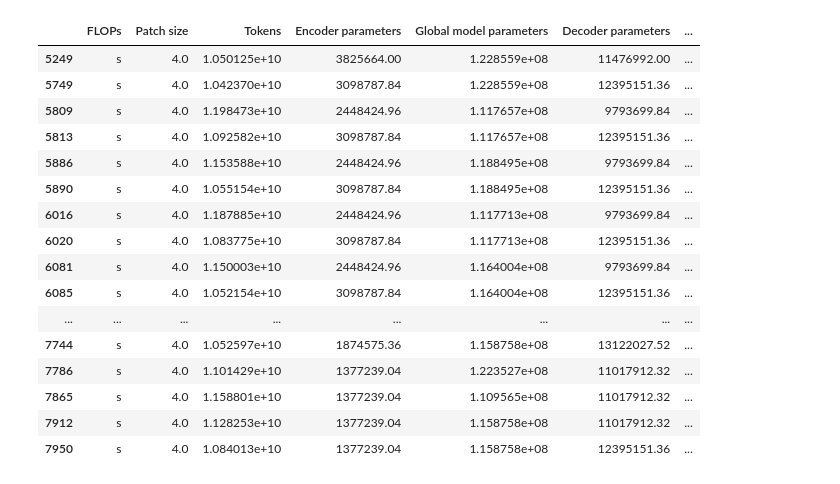
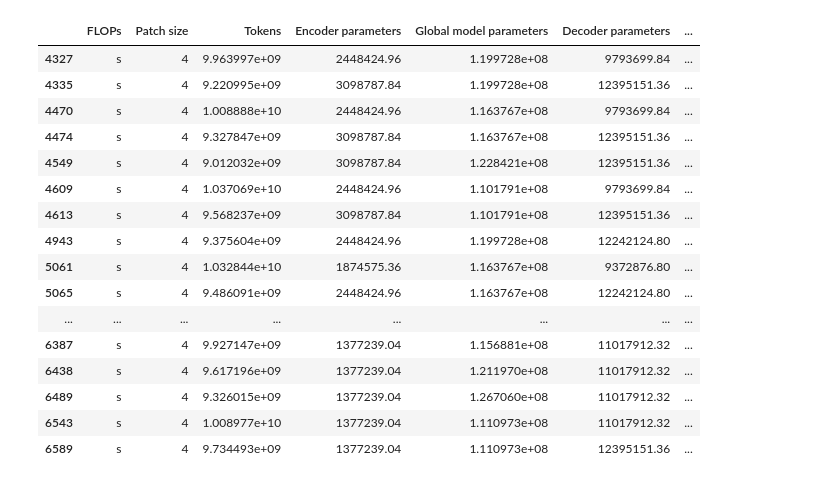
Before and after one commit to bowang-lab/dnaBLT, a Jupyter notebook: prune_runs_transformer.ipynb, the cells around one changed output. Drawn from its saved outputs; the diff is of its cells as text; code cells hidden in the pictures.

```diff
--- a/prune_runs_transformer.ipynb
+++ b/prune_runs_transformer.ipynb
@@ -4,28 +4,28 @@ import plotly.express as px
 # %%
 df = pd.read_csv("Compute_allocations_transformer.csv")
 # byte_level = df[df['Patch size'] == 1]
-byte_level = df[(df['FLOPs'] == 's') & (df['Patch size'] == 2)]
+byte_level = df[(df['FLOPs'] == 's') & (df['Patch size'] == 4)]
 # byte_level['Global transformer parameters'].sort_values(ascending=False)
 fig = px.histogram(byte_level['Global model parameters'])
 
 fig.show()
 # %%
-byte_level[(byte_level['Global model parameters'] <= 1.3e8) & (byte_level['Global model parameters'] >= 1.1e8) & (byte_level['Global model layers'] >= 15)]
+byte_level[(byte_level['Global model parameters'] <= 1.3e8) & (byte_level['Global model parameters'] >= 1.1e8) & (byte_level["Global model layers"] >= 16)]
 # %% [output]
 |  | FLOPs | Patch size | Tokens | Encoder parameters | Global model parameters | Decoder parameters | ... |
-| 5249 | s | 4.0 | 1.050125e+10 | 3825664.00 | 1.228559e+08 | 11476992.00 | ... |
-| 5749 | s | 4.0 | 1.042370e+10 | 3098787.84 | 1.228559e+08 | 12395151.36 | ... |
-| 5809 | s | 4.0 | 1.198473e+10 | 2448424.96 | 1.117657e+08 | 9793699.84 | ... |
-| 5813 | s | 4.0 | 1.092582e+10 | 3098787.84 | 1.117657e+08 | 12395151.36 | ... |
-| 5886 | s | 4.0 | 1.153588e+10 | 2448424.96 | 1.188495e+08 | 9793699.84 | ... |
-| 5890 | s | 4.0 | 1.055154e+10 | 3098787.84 | 1.188495e+08 | 12395151.36 | ... |
-| 6016 | s | 4.0 | 1.187885e+10 | 2448424.96 | 1.117713e+08 | 9793699.84 | ... |
-| 6020 | s | 4.0 | 1.083775e+10 | 3098787.84 | 1.117713e+08 | 12395151.36 | ... |
-| 6081 | s | 4.0 | 1.150003e+10 | 2448424.96 | 1.164004e+08 | 9793699.84 | ... |
-| 6085 | s | 4.0 | 1.052154e+10 | 3098787.84 | 1.164004e+08 | 12395151.36 | ... |
+| 4327 | s | 4 | 9.963997e+09 | 2448424.96 | 1.199728e+08 | 9793699.84 | ... |
+| 4335 | s | 4 | 9.220995e+09 | 3098787.84 | 1.199728e+08 | 12395151.36 | ... |
+| 4470 | s | 4 | 1.008888e+10 | 2448424.96 | 1.163767e+08 | 9793699.84 | ... |
+| 4474 | s | 4 | 9.327847e+09 | 3098787.84 | 1.163767e+08 | 12395151.36 | ... |
+| 4549 | s | 4 | 9.012032e+09 | 3098787.84 | 1.228421e+08 | 12395151.36 | ... |
+| 4609 | s | 4 | 1.037069e+10 | 2448424.96 | 1.101791e+08 | 9793699.84 | ... |
+| 4613 | s | 4 | 9.568237e+09 | 3098787.84 | 1.101791e+08 | 12395151.36 | ... |
+| 4943 | s | 4 | 9.375604e+09 | 2448424.96 | 1.199728e+08 | 12242124.80 | ... |
+| 5061 | s | 4 | 1.032844e+10 | 1874575.36 | 1.163767e+08 | 9372876.80 | ... |
+| 5065 | s | 4 | 9.486091e+09 | 2448424.96 | 1.163767e+08 | 12242124.80 | ... |
 | ... | ... | ... | ... | ... | ... | ... | ... |
-| 7744 | s | 4.0 | 1.052597e+10 | 1874575.36 | 1.158758e+08 | 13122027.52 | ... |
-| 7786 | s | 4.0 | 1.101429e+10 | 1377239.04 | 1.223527e+08 | 11017912.32 | ... |
-| 7865 | s | 4.0 | 1.158801e+10 | 1377239.04 | 1.109565e+08 | 11017912.32 | ... |
-| 7912 | s | 4.0 | 1.128253e+10 | 1377239.04 | 1.158758e+08 | 11017912.32 | ... |
-| 7950 | s | 4.0 | 1.084013e+10 | 1377239.04 | 1.158758e+08 | 12395151.36 | ... |
+| 6387 | s | 4 | 9.927147e+09 | 1377239.04 | 1.156881e+08 | 11017912.32 | ... |
+| 6438 | s | 4 | 9.617196e+09 | 1377239.04 | 1.211970e+08 | 11017912.32 | ... |
+| 6489 | s | 4 | 9.326015e+09 | 1377239.04 | 1.267060e+08 | 11017912.32 | ... |
+| 6543 | s | 4 | 1.008977e+10 | 1377239.04 | 1.110973e+08 | 11017912.32 | ... |
+| 6589 | s | 4 | 9.734493e+09 | 1377239.04 | 1.110973e+08 | 12395151.36 | ... |
```
Also changed, not shown: parts of 3 cells of this notebook, 1 other file.
